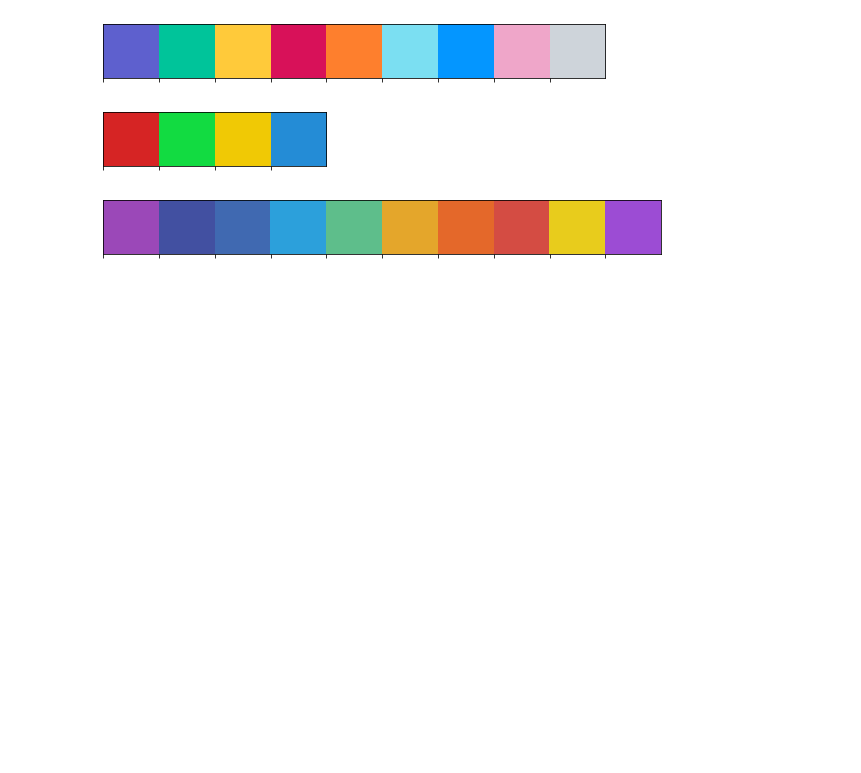
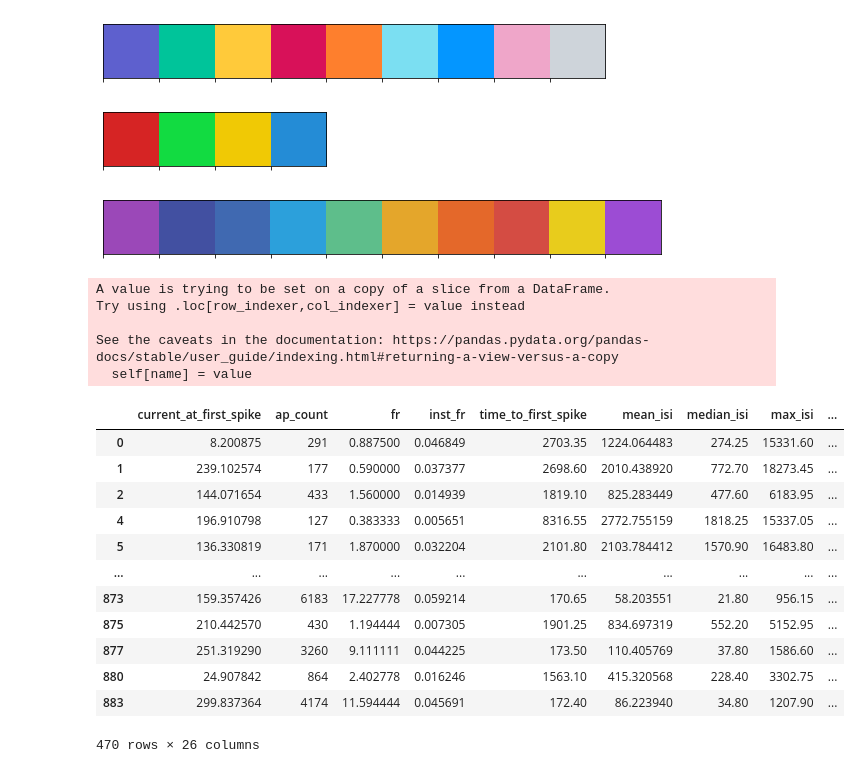
Before and after one commit to Nishant-codex/single_cell_analysis, a Jupyter notebook: notebooks/UMAP_Louvan_Niccolo.ipynb, the cells around one changed output. Cells and saved outputs as stored; diff of their text form; code cells hidden in the pictures; blank space fills up the shorter version.

```diff
--- a/notebooks/UMAP_Louvan_Niccolo.ipynb
+++ b/notebooks/UMAP_Louvan_Niccolo.ipynb
@@ -123,18 +123,19 @@ features_ext_sub = ['current_at_first_spike','ap_count','fr','inst_fr','time_to_
 data_all_conds = pickle.load(open('G:/My Drive/Cluster Feature files/Niccolo_FN.pkl','rb'))
 exc = data_all_conds['exc']
 inh = data_all_conds['inh']
-
+def lower(data):
+    return data.lower()
 exc_df_all = pd.DataFrame(exc,columns = features_ext)
 inh_df_all = pd.DataFrame(inh,columns = features_ext)
 exc_inh_df = pd.concat([exc_df_all,inh_df_all])
-# exc_inh_df.index = np.arange(len(exc_inh_df))
-# inds =set(np.where(exc_inh_df.isna())[0])
+exc_inh_df.index = np.arange(len(exc_inh_df))
+inds =set(np.where(exc_inh_df.isna())[0])
 
-# exc_inh_df['ei_labels'] = np.concatenate((np.repeat(0,len(exc_df_all)),np.repeat(1,len(inh_df_all))))
-# exc_inh_df = exc_inh_df.drop(inds,axis=0)
+exc_inh_df['ei_labels'] = np.concatenate((np.repeat(0,len(exc_df_all)),np.repeat(1,len(inh_df_all))))
+exc_inh_df = exc_inh_df.drop(inds,axis=0)
 
-# exc_inh_df.cond = exc_inh_df.cond.apply(lower)
-# exc_inh_df_acsf = exc_inh_df[exc_inh_df.cond=='acsf']
+exc_inh_df.cond = exc_inh_df.cond.apply(lower)
+exc_inh_df_acsf = exc_inh_df[exc_inh_df.cond=='acsf']
 NC_data  = exc_inh_df_acsf[ exc_inh_df_acsf.exp_name.isin(exc_inh_df_acsf.exp_name[['NC' in i for i in exc_inh_df_acsf.exp_name]])]
 NC_data1= NC_data[NC_data.trialnr==1]
 NC_data1 = NC_data1.drop_duplicates('exp_name')
@@ -140,0 +212,24 @@ NC_data1 = NC_data1.drop_duplicates('exp_name')
+# %%
+exc_inh_df_acsf.exp_name = exc_inh_df_acsf.exp_name.apply(return_name_date_exp_fn)
+# %% [output]
+A value is trying to be set on a copy of a slice from a DataFrame.
+Try using .loc[row_indexer,col_indexer] = value instead
+
+See the caveats in the documentation: https://pandas.pydata.org/pandas-docs/stable/user_guide/indexing.html#returning-a-view-versus-a-copy
+  self[name] = value
+# %%
+exc_inh_df_acsf
+# %% [output]
+|  | current_at_first_spike | ap_count | fr | inst_fr | time_to_first_spike | mean_isi | median_isi | max_isi | ... |
+| 0 | 8.200875 | 291 | 0.887500 | 0.046849 | 2703.35 | 1224.064483 | 274.25 | 15331.60 | ... |
+| 1 | 239.102574 | 177 | 0.590000 | 0.037377 | 2698.60 | 2010.438920 | 772.70 | 18273.45 | ... |
+| 2 | 144.071654 | 433 | 1.560000 | 0.014939 | 1819.10 | 825.283449 | 477.60 | 6183.95 | ... |
+| 4 | 196.910798 | 127 | 0.383333 | 0.005651 | 8316.55 | 2772.755159 | 1818.25 | 15337.05 | ... |
+| 5 | 136.330819 | 171 | 1.870000 | 0.032204 | 2101.80 | 2103.784412 | 1570.90 | 16483.80 | ... |
+| ... | ... | ... | ... | ... | ... | ... | ... | ... | ... |
+| 873 | 159.357426 | 6183 | 17.227778 | 0.059214 | 170.65 | 58.203551 | 21.80 | 956.15 | ... |
+| 875 | 210.442570 | 430 | 1.194444 | 0.007305 | 1901.25 | 834.697319 | 552.20 | 5152.95 | ... |
+| 877 | 251.319290 | 3260 | 9.111111 | 0.044225 | 173.50 | 110.405769 | 37.80 | 1586.60 | ... |
+| 880 | 24.907842 | 864 | 2.402778 | 0.016246 | 1563.10 | 415.320568 | 228.40 | 3302.75 | ... |
+| 883 | 299.837364 | 4174 | 11.594444 | 0.045691 | 172.40 | 86.223940 | 34.80 | 1207.90 | ... |
+470 rows × 26 columns
```
Also changed, not shown: parts of 24 cells of this notebook, 3 other files.
